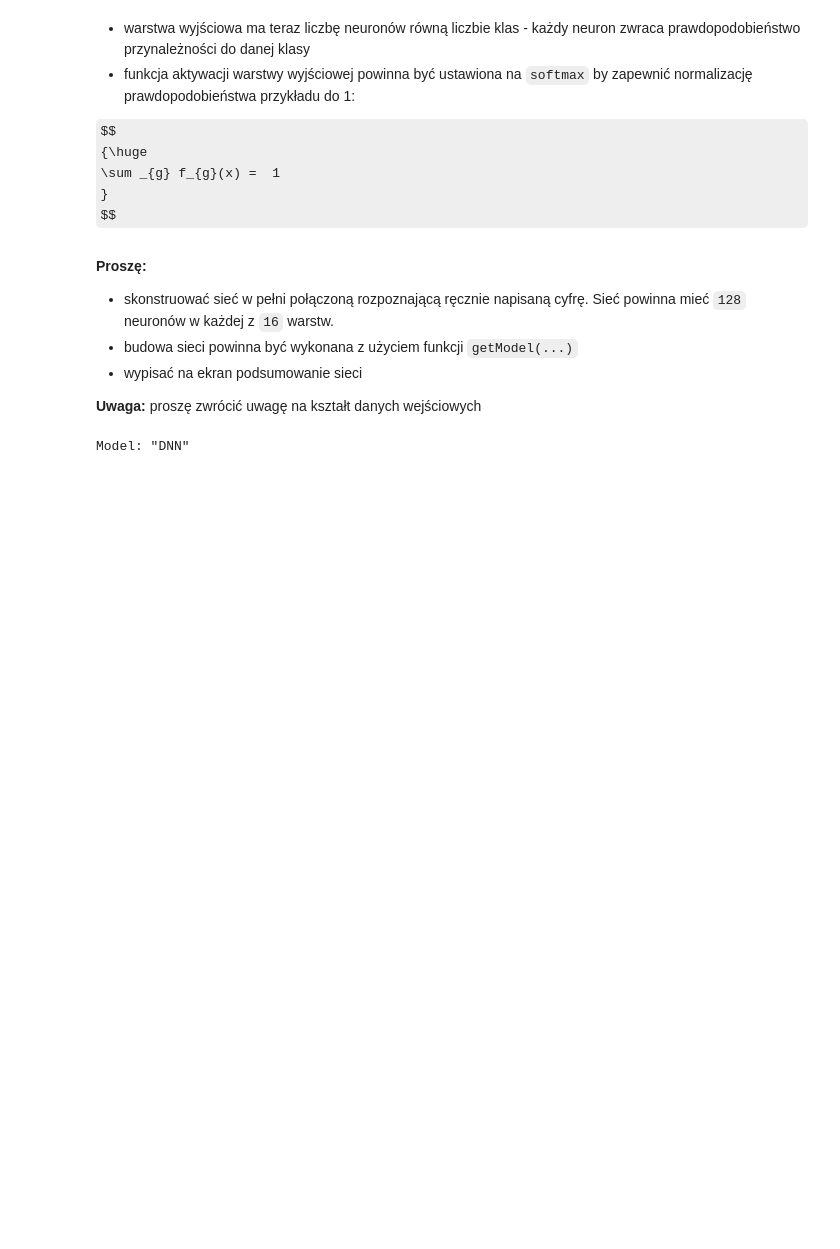
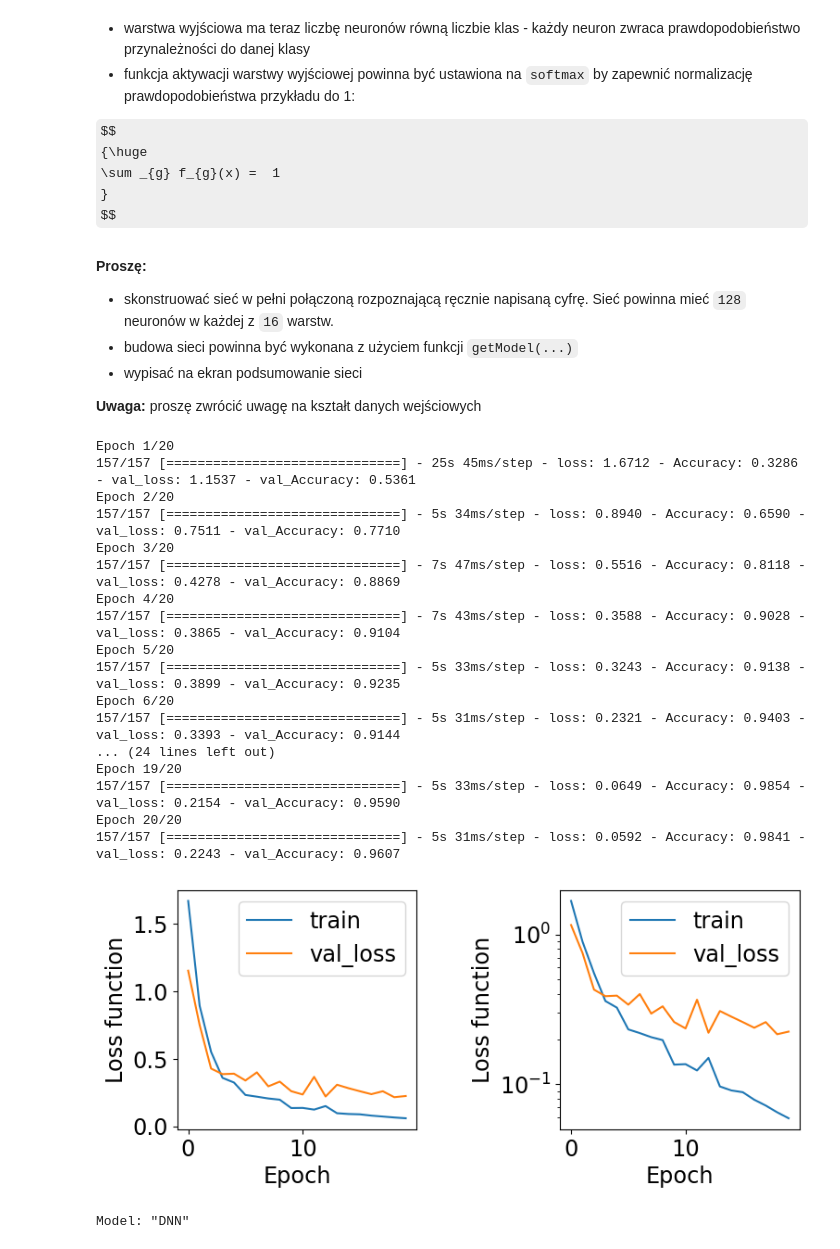
Before and after one commit to bkasza/MLII, a Jupyter notebook: 05_Sieci_w_pelni_polaczone_2.ipynb, the cells around one changed output. Cells and saved outputs as stored; diff of their text form; code cells hidden in the pictures; some formulas as TeX source; blank space fills up the shorter version.

```diff
--- a/05_Sieci_w_pelni_polaczone_2.ipynb
+++ b/05_Sieci_w_pelni_polaczone_2.ipynb
@@ -271,6 +271,65 @@ $$
 * wypisać na ekran podsumowanie sieci
 
 **Uwaga:** proszę zwrócić uwagę na kształt danych wejściowych
+# %%
+
+def getModel(inputShape, nNeurons, lr, hiddenActivation='relu', outputActivation='linear', outputNeurons=1, kernel_regularizer=None, metrics = ["Accuracy"]):
+    inputs = tf.keras.Input(shape=inputShape, name="features")
+    x = tf.keras.layers.Flatten()(inputs)
+    for iLayer, n in enumerate(nNeurons):
+        x = tf.keras.layers.Dense(n, activation=hiddenActivation,
+                                  kernel_initializer=tf.keras.initializers.RandomNormal(mean=0.0, stddev = 0.05),
+                                  bias_initializer="HeNormal",
+                                  kernel_regularizer=kernel_regularizer,
+                                  name="layer_"+str(iLayer))(x)
+        # x = tf.keras.layers.Dropout(name="dropout_layer_"+str(iLayer), rate = 0.2)(x)
+
+    outputs = tf.keras.layers.Dense(outputNeurons, activation=outputActivation, name = "output")(x)
+    model = tf.keras.Model(inputs=inputs, outputs=outputs, name="DNN")
+    model.compile(optimizer=tf.keras.optimizers.Adam(learning_rate=lr),
+                # loss='sparse_categorical_crossentropy')
+                loss=tf.keras.losses.SparseCategoricalCrossentropy(), metrics = metrics)
+
+    return model
+
+
+def mnistSolver(x_train, y_train, x_val, y_val, epochs=20):
+
+    InputShape = (28, 28)
+    nNeurons = np.full((16), 128)
+    outputNeurons = 10
+    initial_learning_rate = 0.001
+    batchSize = 64
+    lr_schedule = tf.keras.optimizers.schedules.ExponentialDecay(initial_learning_rate,
+                    decay_steps=200,
+                    decay_rate=0.95,
+                    staircase=True)
+    model = getModel(InputShape, nNeurons, lr_schedule, outputNeurons=outputNeurons, outputActivation='softmax', metrics = ["Accuracy"])
+    history = model.fit(x_train, y_train, epochs=epochs, batch_size=batchSize, validation_data=(x_val, y_val), verbose=1)
+    #Plotting
+    plf.plotTrainHistory(history)
+    return model
+
+model = mnistSolver(x_train, y_train, x_val, y_val, epochs=20, )
+# %% [output]
+Epoch 1/20
+157/157 [==============================] - 25s 45ms/step - loss: 1.6712 - Accuracy: 0.3286 - val_loss: 1.1537 - val_Accuracy: 0.5361
+Epoch 2/20
+157/157 [==============================] - 5s 34ms/step - loss: 0.8940 - Accuracy: 0.6590 - val_loss: 0.7511 - val_Accuracy: 0.7710
+Epoch 3/20
+157/157 [==============================] - 7s 47ms/step - loss: 0.5516 - Accuracy: 0.8118 - val_loss: 0.4278 - val_Accuracy: 0.8869
+Epoch 4/20
+157/157 [==============================] - 7s 43ms/step - loss: 0.3588 - Accuracy: 0.9028 - val_loss: 0.3865 - val_Accuracy: 0.9104
+Epoch 5/20
+157/157 [==============================] - 5s 33ms/step - loss: 0.3243 - Accuracy: 0.9138 - val_loss: 0.3899 - val_Accuracy: 0.9235
+Epoch 6/20
+157/157 [==============================] - 5s 31ms/step - loss: 0.2321 - Accuracy: 0.9403 - val_loss: 0.3393 - val_Accuracy: 0.9144
+... (24 lines left out)
+Epoch 19/20
+157/157 [==============================] - 5s 33ms/step - loss: 0.0649 - Accuracy: 0.9854 - val_loss: 0.2154 - val_Accuracy: 0.9590
+Epoch 20/20
+157/157 [==============================] - 5s 31ms/step - loss: 0.0592 - Accuracy: 0.9841 - val_loss: 0.2243 - val_Accuracy: 0.9607
+[figure, added]
 # %%
 ...rozwiązanie...
 pass
```
Also changed, not shown: parts of 4 cells of this notebook.
